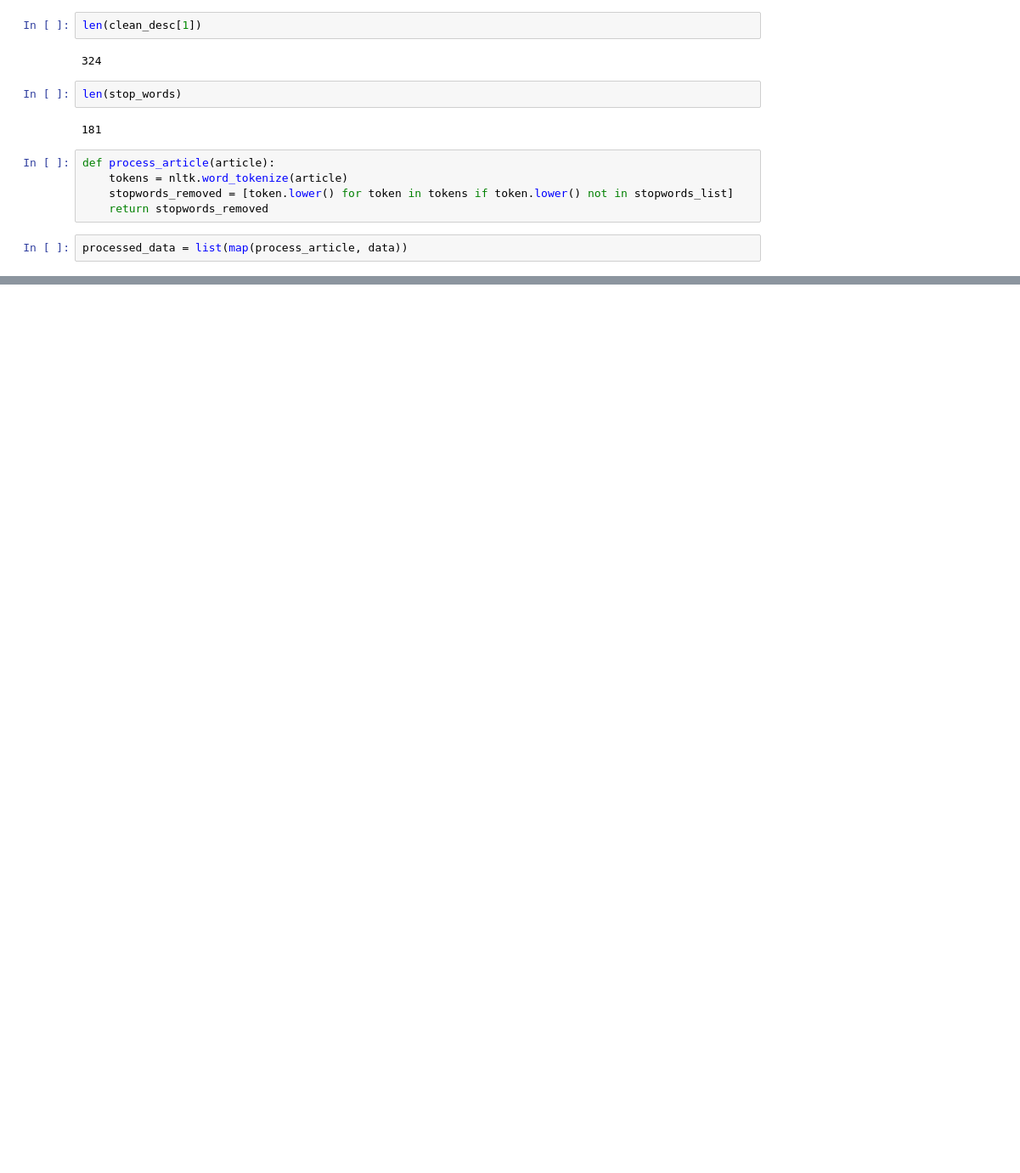
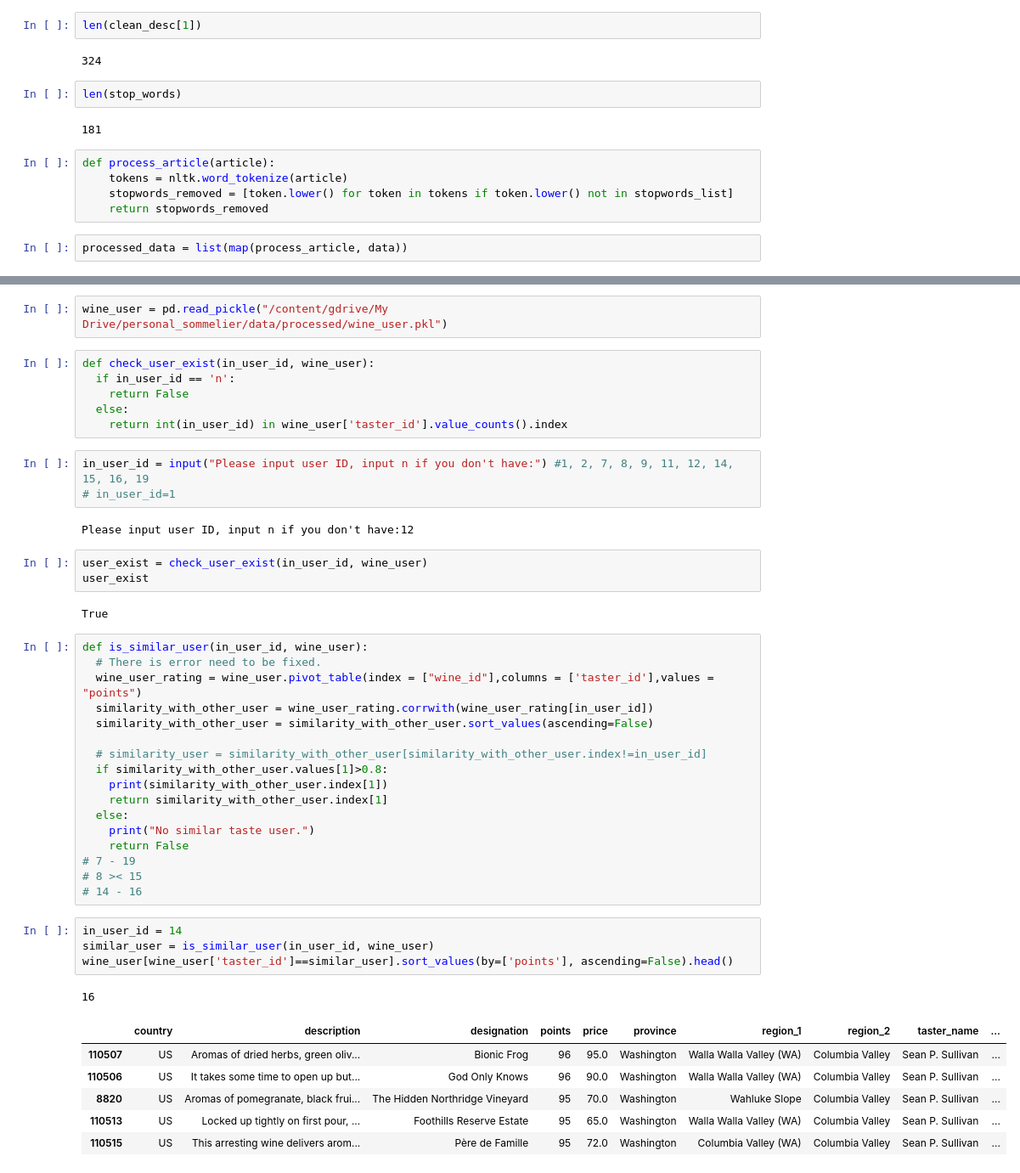
Before and after one commit to YufenLin/personal_sommelier, a Jupyter notebook: Copy_of_personal_sommelier_0130.ipynb, the cells around one changed output, grey strips where cells are left out. Shown at 85% size. Saved outputs shown, nothing was run; the diff lists cells and outputs as text; blank space fills up the shorter version.

Commit message:
I/O process: check user and their similar user - Created using Colaboratory

```diff
--- a/Copy_of_personal_sommelier_0130.ipynb
+++ b/Copy_of_personal_sommelier_0130.ipynb
@@ -2256,0 +2258,47 @@ input user ID:123
+# %%
+wine_user = pd.read_pickle("/content/gdrive/My Drive/personal_sommelier/data/processed/wine_user.pkl")
+# %%
+def check_user_exist(in_user_id, wine_user):
+  if in_user_id == 'n':
+    return False
+  else:
+    return int(in_user_id) in wine_user['taster_id'].value_counts().index
+# %%
+in_user_id = input("Please input user ID, input n if you don't have:") #1, 2, 7, 8, 9, 11, 12, 14, 15, 16, 19
+# in_user_id=1
+# %% [output]
+Please input user ID, input n if you don't have:12
+# %%
+user_exist = check_user_exist(in_user_id, wine_user)
+user_exist
+# %% [output]
+True
+# %%
+def is_similar_user(in_user_id, wine_user):
+  # There is error need to be fixed.
+  wine_user_rating = wine_user.pivot_table(index = ["wine_id"],columns = ['taster_id'],values = "points")
+  similarity_with_other_user = wine_user_rating.corrwith(wine_user_rating[in_user_id])
+  similarity_with_other_user = similarity_with_other_user.sort_values(ascending=False)
+
+  # similarity_user = similarity_with_other_user[similarity_with_other_user.index!=in_user_id]
+  if similarity_with_other_user.values[1]>0.8:
+    print(similarity_with_other_user.index[1])
+    return similarity_with_other_user.index[1]
+  else:
+    print("No similar taste user.")
+    return False
+# 7 - 19
+# 8 >< 15
+# 14 - 16
+# %%
+in_user_id = 14
+similar_user = is_similar_user(in_user_id, wine_user)
+wine_user[wine_user['taster_id']==similar_user].sort_values(by=['points'], ascending=False).head()
+# %% [output]
+16
+|  | country | description | designation | points | price | province | region_1 | region_2 | taster_name | ... |
+| 110507 | US | Aromas of dried herbs, green oliv... | Bionic Frog | 96 | 95.0 | Washington | Walla Walla Valley (WA) | Columbia Valley | Sean P. Sullivan | ... |
+| 110506 | US | It takes some time to open up but... | God Only Knows | 96 | 90.0 | Washington | Walla Walla Valley (WA) | Columbia Valley | Sean P. Sullivan | ... |
+| 8820 | US | Aromas of pomegranate, black frui... | The Hidden Northridge Vineyard | 95 | 70.0 | Washington | Wahluke Slope | Columbia Valley | Sean P. Sullivan | ... |
+| 110513 | US | Locked up tightly on first pour, ... | Foothills Reserve Estate | 95 | 65.0 | Washington | Walla Walla Valley (WA) | Columbia Valley | Sean P. Sullivan | ... |
+| 110515 | US | This arresting wine delivers arom... | Père de Famille | 95 | 72.0 | Washington | Columbia Valley (WA) | Columbia Valley | Sean P. Sullivan | ... |
```
Also changed, not shown: parts of 9 cells of this notebook.
